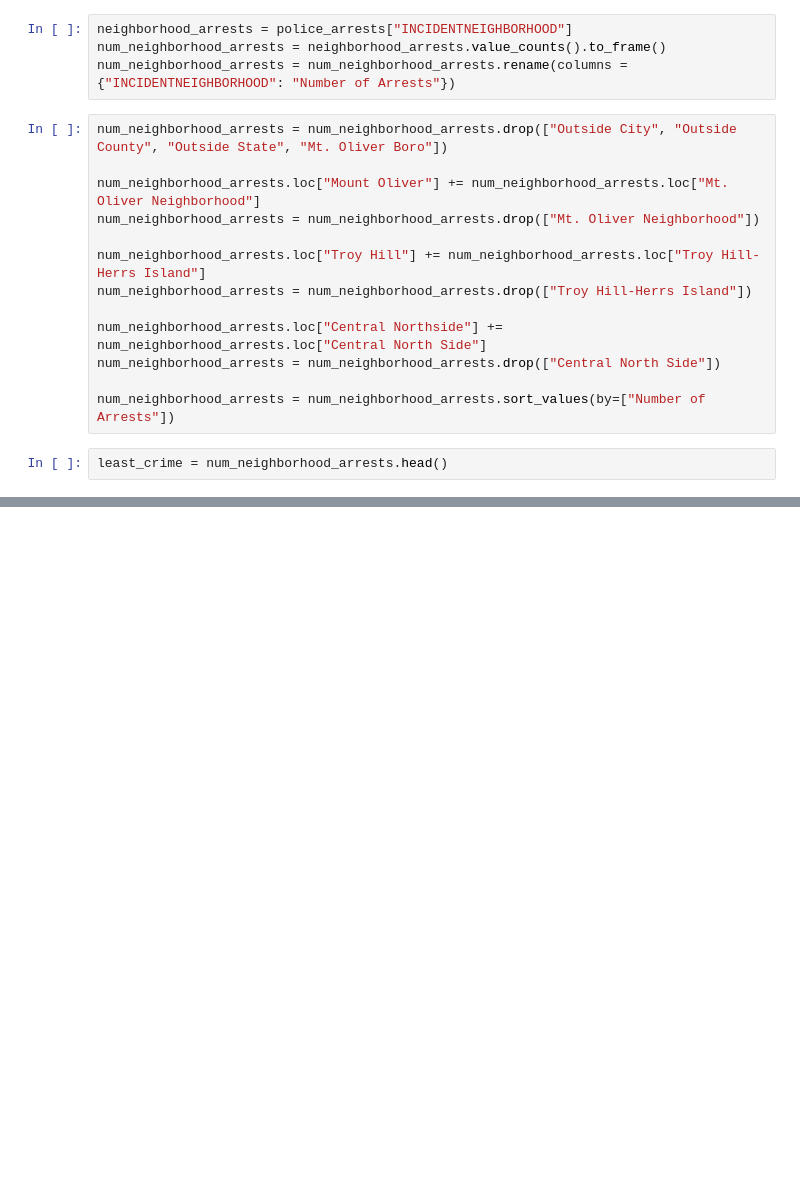
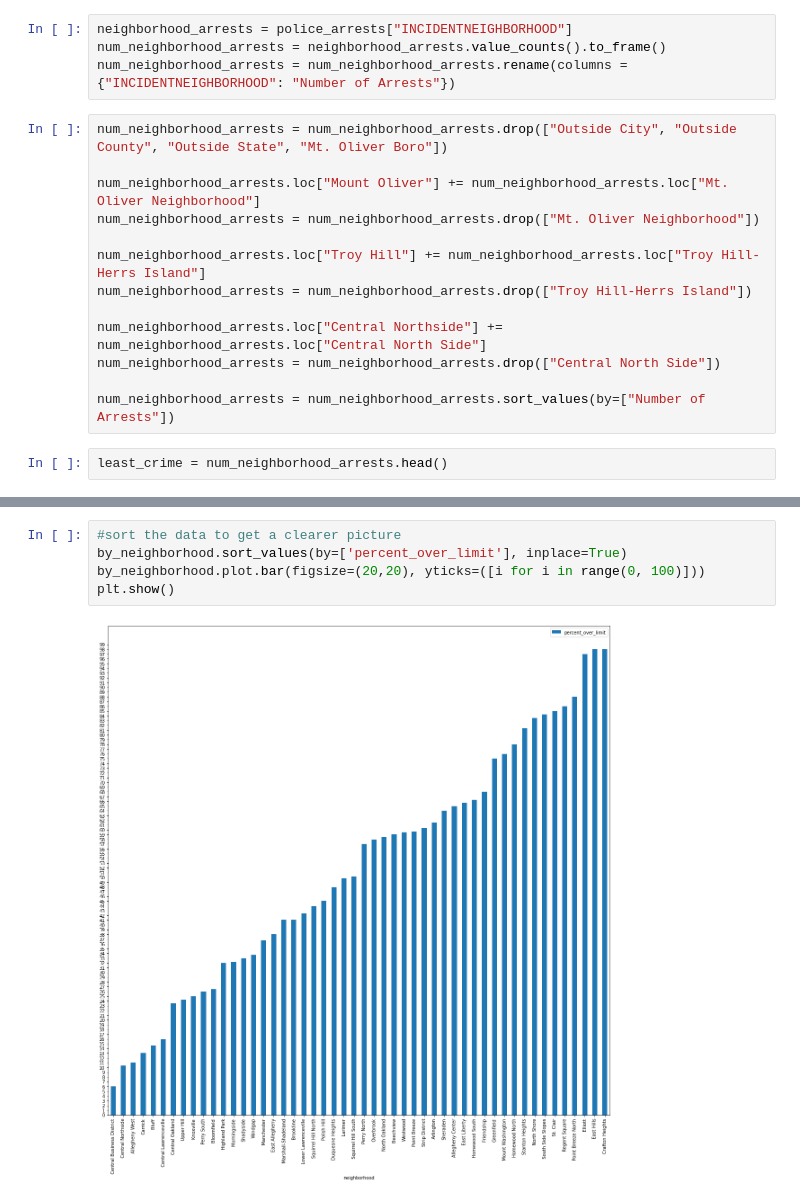
Before and after one commit to briankim-pitt/final-project, a Jupyter notebook: final-notebook.ipynb, the cells around one changed output, grey strips where cells are left out. Saved outputs shown, nothing was run; the diff lists cells and outputs as text; blank space fills up the shorter version.

```diff
--- a/final-notebook.ipynb
+++ b/final-notebook.ipynb
@@ -46,0 +113,7 @@ most_crime.plot.bar(figsize=(5,5), yticks=([i for i in range(0, 3000, 100)]))
+# %%
+#sort the data to get a clearer picture
+by_neighborhood.sort_values(by=['percent_over_limit'], inplace=True)
+by_neighborhood.plot.bar(figsize=(20,20), yticks=([i for i in range(0, 100)]))
+plt.show()
+# %% [output]
+[figure, added]
```
Also changed, not shown: parts of 41 cells of this notebook.
